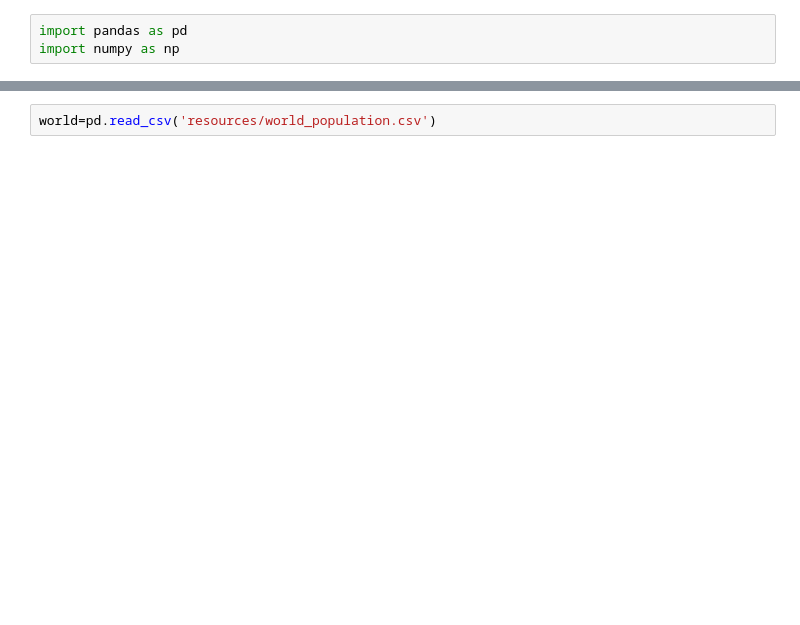
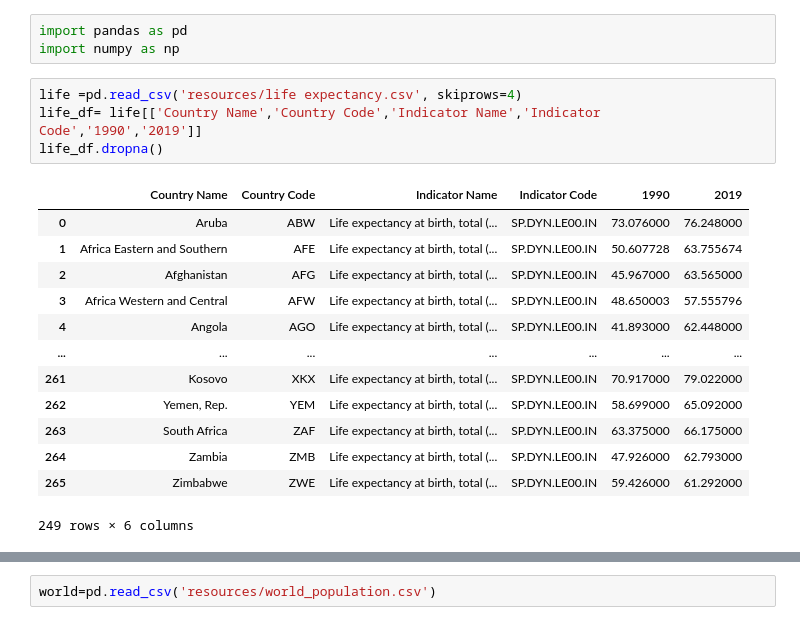
Before and after one commit to oli124/Project3_OliverK_UfuomaA, a Jupyter notebook: Population.ipynb, the cells around one changed output, grey strips where cells are left out. Drawn from its saved outputs; the diff is of its cells as text; blank space fills up the shorter version.

```diff
--- a/Population.ipynb
+++ b/Population.ipynb
@@ -1,3 +1,21 @@
 # %%
 import pandas as pd
 import numpy as np
+# %%
+life =pd.read_csv('resources/life expectancy.csv', skiprows=4)
+life_df= life[['Country Name','Country Code','Indicator Name','Indicator Code','1990','2019']]
+life_df.dropna()
+# %% [output]
+|  | Country Name | Country Code | Indicator Name | Indicator Code | 1990 | 2019 |
+| 0 | Aruba | ABW | Life expectancy at birth, total (... | SP.DYN.LE00.IN | 73.076000 | 76.248000 |
+| 1 | Africa Eastern and Southern | AFE | Life expectancy at birth, total (... | SP.DYN.LE00.IN | 50.607728 | 63.755674 |
+| 2 | Afghanistan | AFG | Life expectancy at birth, total (... | SP.DYN.LE00.IN | 45.967000 | 63.565000 |
+| 3 | Africa Western and Central | AFW | Life expectancy at birth, total (... | SP.DYN.LE00.IN | 48.650003 | 57.555796 |
+| 4 | Angola | AGO | Life expectancy at birth, total (... | SP.DYN.LE00.IN | 41.893000 | 62.448000 |
+| ... | ... | ... | ... | ... | ... | ... |
+| 261 | Kosovo | XKX | Life expectancy at birth, total (... | SP.DYN.LE00.IN | 70.917000 | 79.022000 |
+| 262 | Yemen, Rep. | YEM | Life expectancy at birth, total (... | SP.DYN.LE00.IN | 58.699000 | 65.092000 |
+| 263 | South Africa | ZAF | Life expectancy at birth, total (... | SP.DYN.LE00.IN | 63.375000 | 66.175000 |
+| 264 | Zambia | ZMB | Life expectancy at birth, total (... | SP.DYN.LE00.IN | 47.926000 | 62.793000 |
+| 265 | Zimbabwe | ZWE | Life expectancy at birth, total (... | SP.DYN.LE00.IN | 59.426000 | 61.292000 |
+249 rows × 6 columns
```
Also changed, not shown: parts of 38 cells of this notebook, 7 other files.
